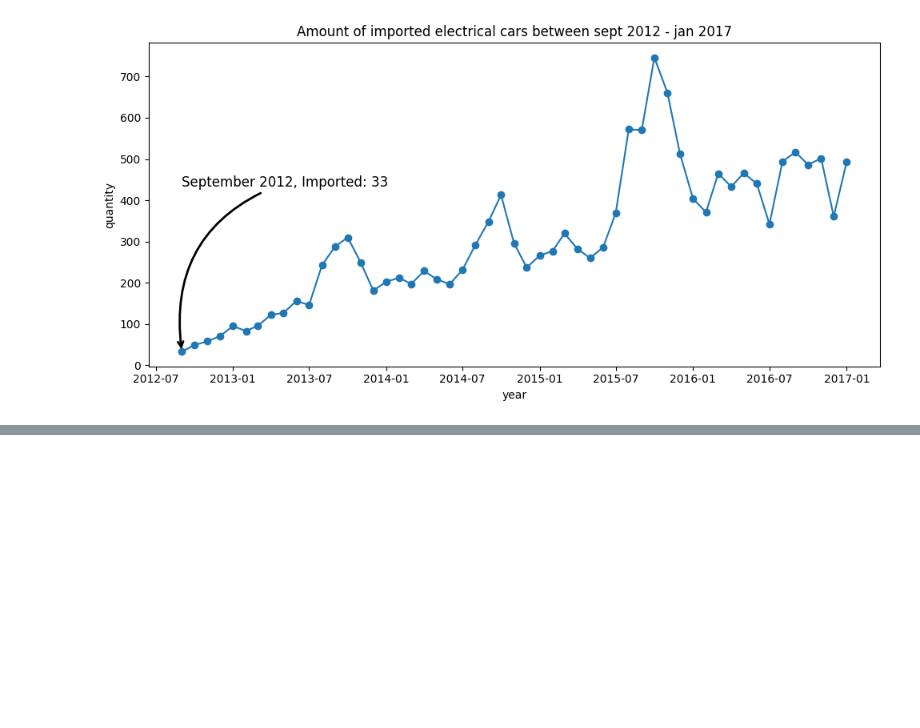
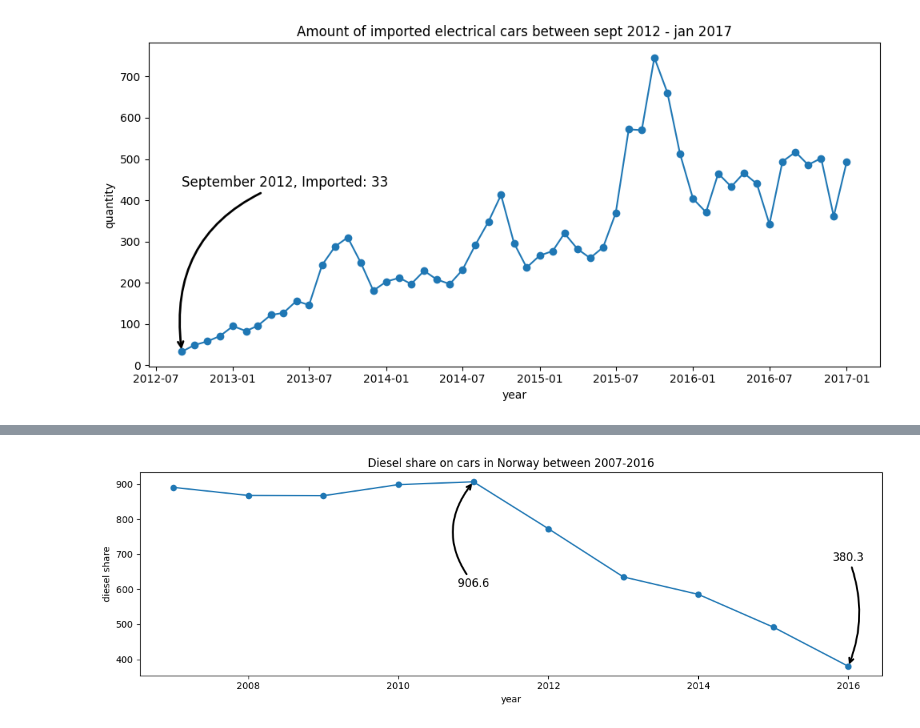
Before and after one commit to fredrikkron/data-visualization-fredrik-kron-de24, a Jupyter notebook: exercises/exercise_0/0.0.ipynb, the cells around one changed output, grey strips where cells are left out. Cells and saved outputs as stored; diff of their text form; code cells hidden in the pictures; blank space fills up the shorter version.

Commit message:
diesel share exercise

```diff
--- a/exercises/exercise_0/0.0.ipynb
+++ b/exercises/exercise_0/0.0.ipynb
@@ -341,0 +351,12 @@ plt.savefig('figures/electric_cars_modified.png')
+# %%
+diesel_share_df = duckdb.query(
+    """--sql
+    SELECT
+        year,
+        SUM(Diesel_Share) AS diesel_share
+    FROM df
+    GROUP BY year
+    ORDER BY year
+    """).df()
+
+diesel_share_df
@@ -341,0 +376,42 @@ plt.savefig('figures/electric_cars_modified.png')
+# %%
+c = diesel_share_df['Year'].iloc[:-1]
+d = diesel_share_df['diesel_share'].iloc[:-1]
+
+plt.figure(figsize=(12,4))
+plt.plot(c,d,marker='o')
+plt.xlabel('year')
+plt.ylabel('diesel share')
+plt.title('Diesel share on cars in Norway between 2007-2016')
+plt.tight_layout()
+
+plt.annotate(
+    '906.6',
+    xy=(c.iloc[4], d.iloc[4]),
+    xytext=(c.iloc[4], d.iloc[4] - 300),
+    arrowprops=dict(arrowstyle="->",
+                    linewidth=2,
+                    connectionstyle='arc3,rad=-0.4',
+                    color='black'
+                    ),
+    fontsize=12,
+    color='black',
+    ha='center'
+)
+
+plt.annotate(
+    '380.3',
+    xy=(c.iloc[9], d.iloc[9]),
+    xytext=(c.iloc[9], d.iloc[9] + 300),
+    arrowprops=dict(arrowstyle="->",
+                    linewidth=2,
+                    connectionstyle='arc3,rad=-0.2',
+                    color='black'
+                    ),
+    fontsize=12,
+    color='black',
+    ha='center'
+)
+
+plt.savefig('figures/diesel_share_on_Norweigan_cars.png')
+# %% [output]
+[figure, added]
```
Also changed, not shown: parts of 3 cells of this notebook, 1 other file.
